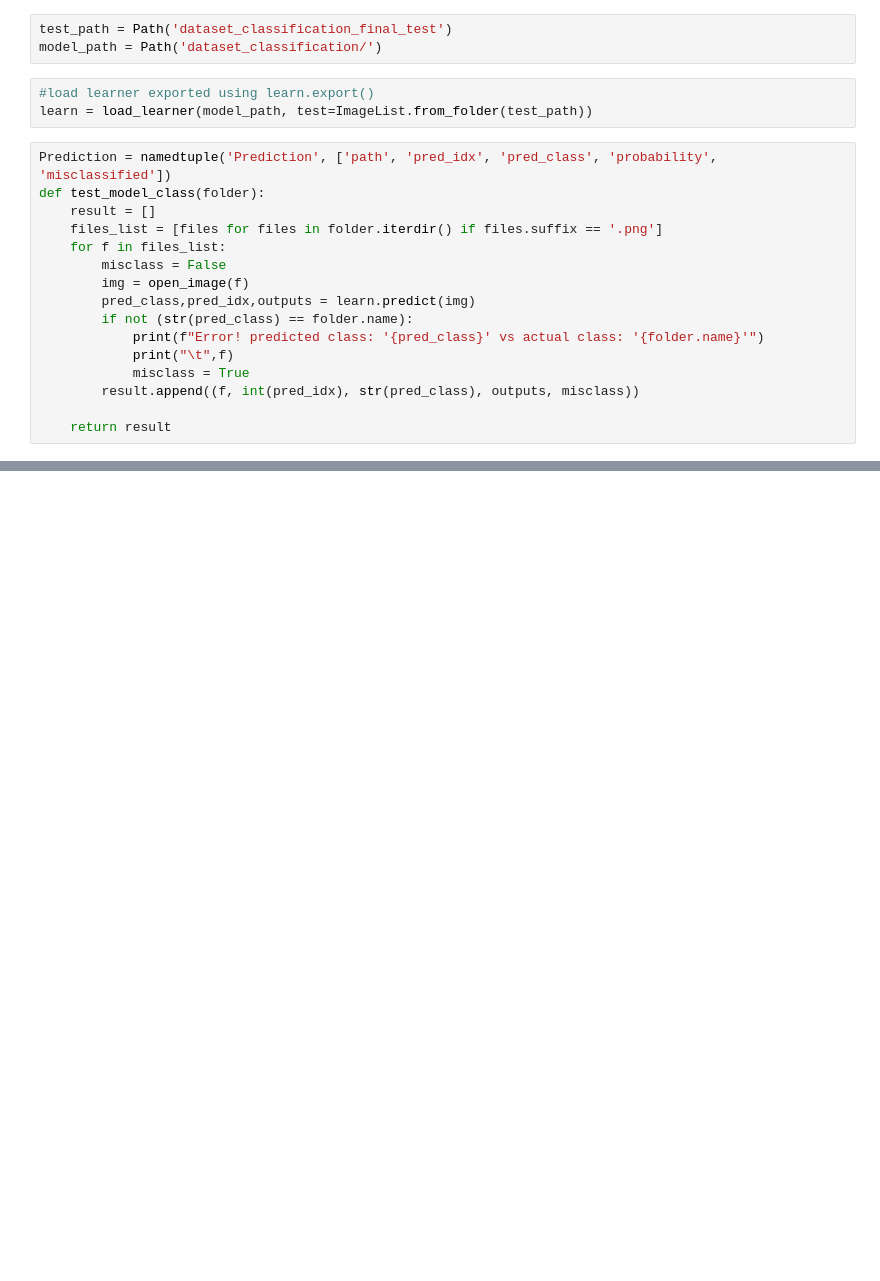
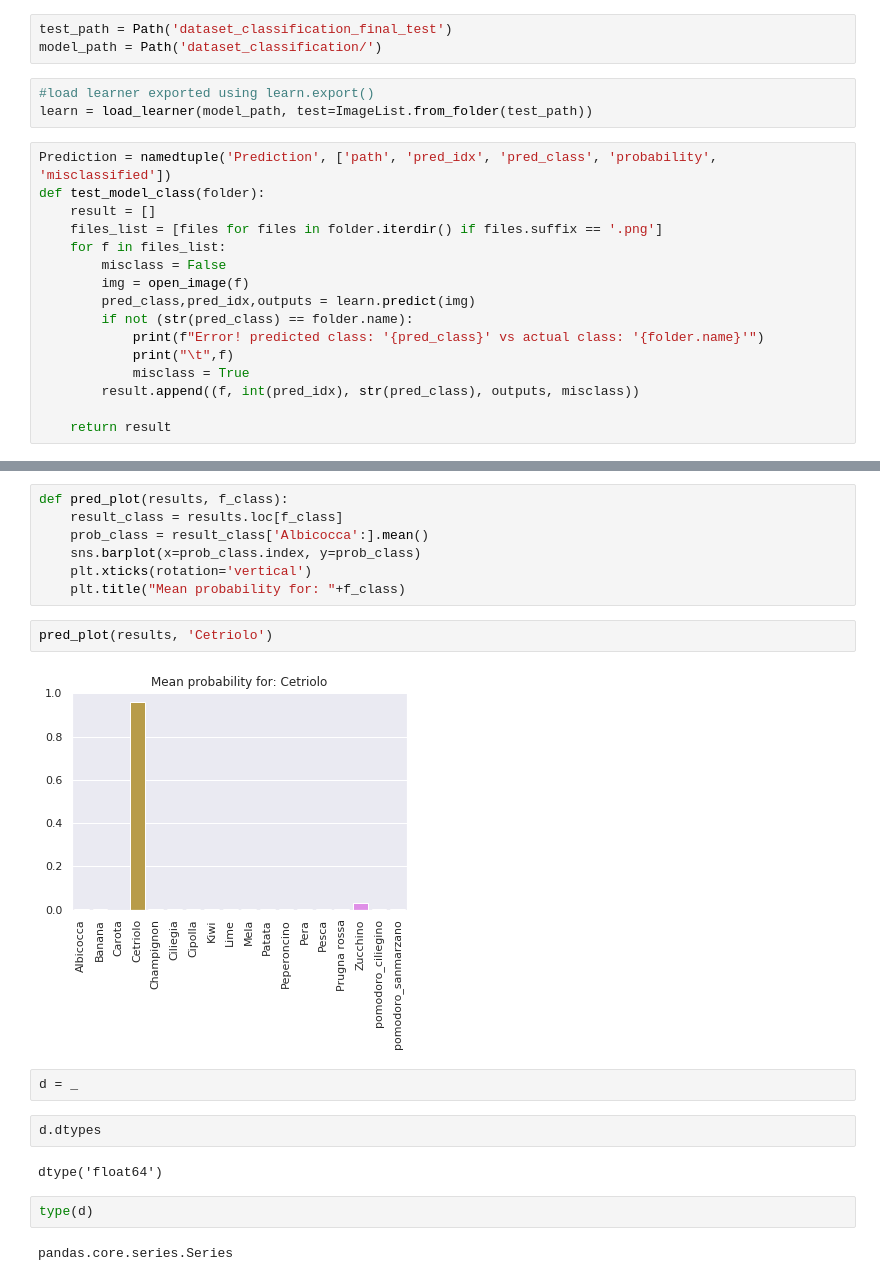
Before and after one commit to mone27/fruit-detection, a Jupyter notebook: classification_results.ipynb, the cells around one changed output, grey strips where cells are left out. Cells and saved outputs as stored; diff of their text form; blank space fills up the shorter version.

```diff
--- a/classification_results.ipynb
+++ b/classification_results.ipynb
@@ -95,0 +112,21 @@ RuntimeError: bool value of Tensor with more than one value is ambiguous
+# %%
+def pred_plot(results, f_class):
+    result_class = results.loc[f_class]
+    prob_class = result_class['Albicocca':].mean()
+    sns.barplot(x=prob_class.index, y=prob_class)
+    plt.xticks(rotation='vertical')
+    plt.title("Mean probability for: "+f_class)
+# %%
+pred_plot(results, 'Cetriolo')
+# %% [output]
+[figure, added]
+# %%
+d = _
+# %%
+d.dtypes
+# %% [output]
+dtype('float64')
+# %%
+type(d)
+# %% [output]
+pandas.core.series.Series
```
Also changed, not shown: parts of 10 cells of this notebook, 5 other files.
